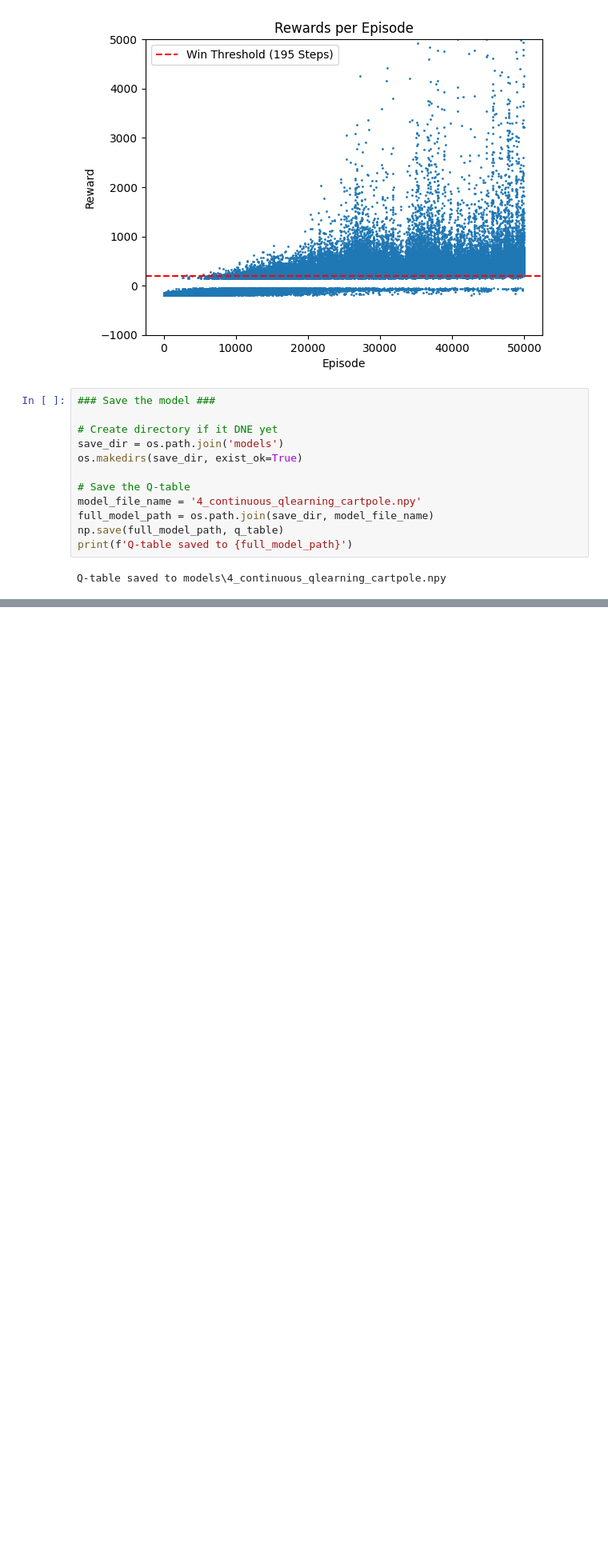
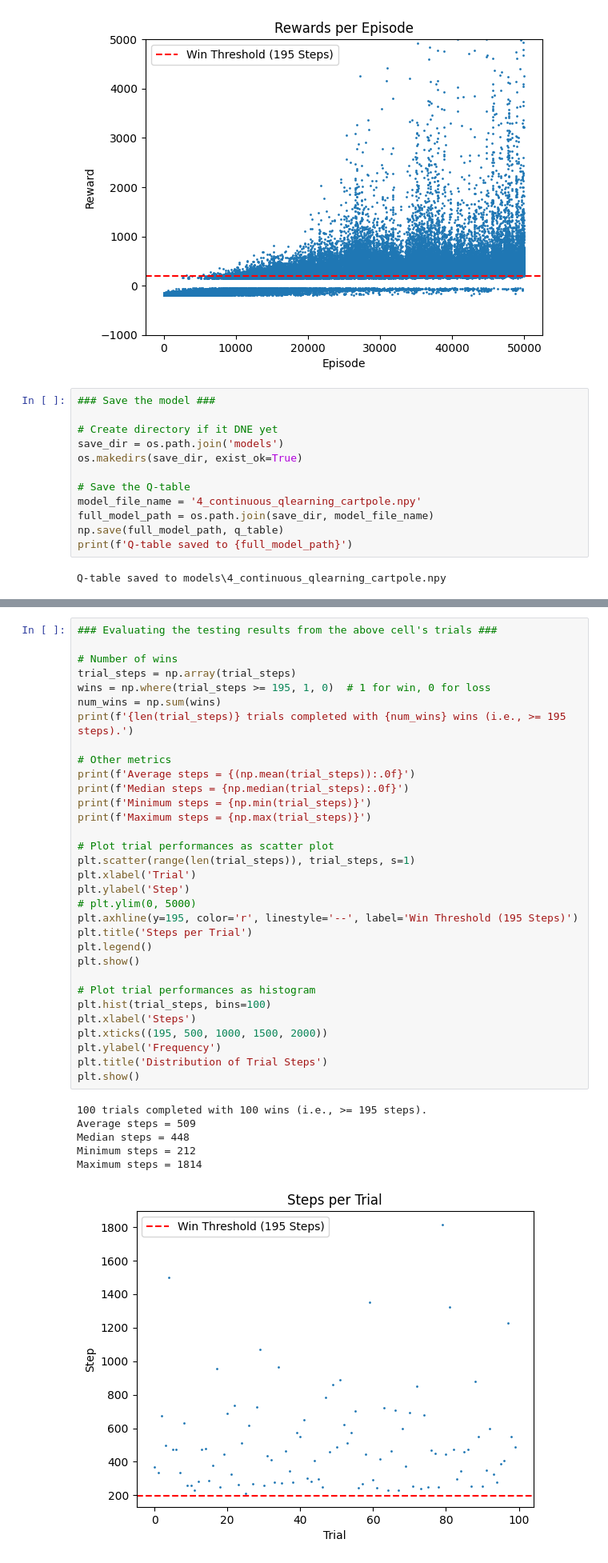
Before and after one commit to AustinLowey/rl-gymnasium-manual-dqn-implementation-cartpole, a Jupyter notebook: src/4_continuous_qlearning_cartpole.ipynb, the cells around one changed output, grey strips where cells are left out. Shown at 80% size. Saved outputs shown, nothing was run; the diff lists cells and outputs as text; blank space fills up the shorter version.

Commit message:
Added a more comprehensive model testing analysis.

```diff
--- a/src/4_continuous_qlearning_cartpole.ipynb
+++ b/src/4_continuous_qlearning_cartpole.ipynb
@@ -318,0 +320,39 @@ In 100 trials ran, num_wins=100 and num_fails=0 with average_steps=465.15
+# %%
+### Evaluating the testing results from the above cell's trials ###
+
+# Number of wins
+trial_steps = np.array(trial_steps)
+wins = np.where(trial_steps >= 195, 1, 0)  # 1 for win, 0 for loss
+num_wins = np.sum(wins)
+print(f'{len(trial_steps)} trials completed with {num_wins} wins (i.e., >= 195 steps).')
+
+# Other metrics
+print(f'Average steps = {(np.mean(trial_steps)):.0f}')
+print(f'Median steps = {np.median(trial_steps):.0f}')
+print(f'Minimum steps = {np.min(trial_steps)}')
+print(f'Maximum steps = {np.max(trial_steps)}')
+
+# Plot trial performances as scatter plot
+plt.scatter(range(len(trial_steps)), trial_steps, s=1)
+plt.xlabel('Trial')
+plt.ylabel('Step')
+# plt.ylim(0, 5000)
+plt.axhline(y=195, color='r', linestyle='--', label='Win Threshold (195 Steps)')
+plt.title('Steps per Trial')
+plt.legend()
+plt.show()
+
+# Plot trial performances as histogram
+plt.hist(trial_steps, bins=100)
+plt.xlabel('Steps')
+plt.xticks((195, 500, 1000, 1500, 2000))
+plt.ylabel('Frequency')
+plt.title('Distribution of Trial Steps')
+plt.show()
+# %% [output]
+100 trials completed with 100 wins (i.e., >= 195 steps).
+Average steps = 509
+Median steps = 448
+Minimum steps = 212
+Maximum steps = 1814
+[figure, added]
```
Also changed, not shown: parts of 4 cells of this notebook.
